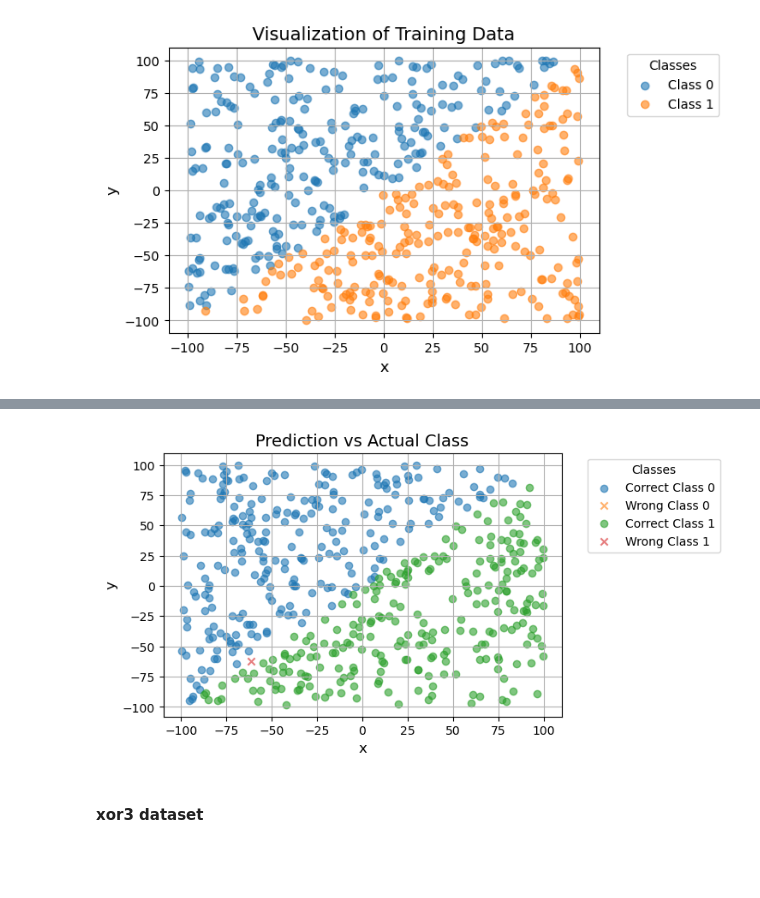
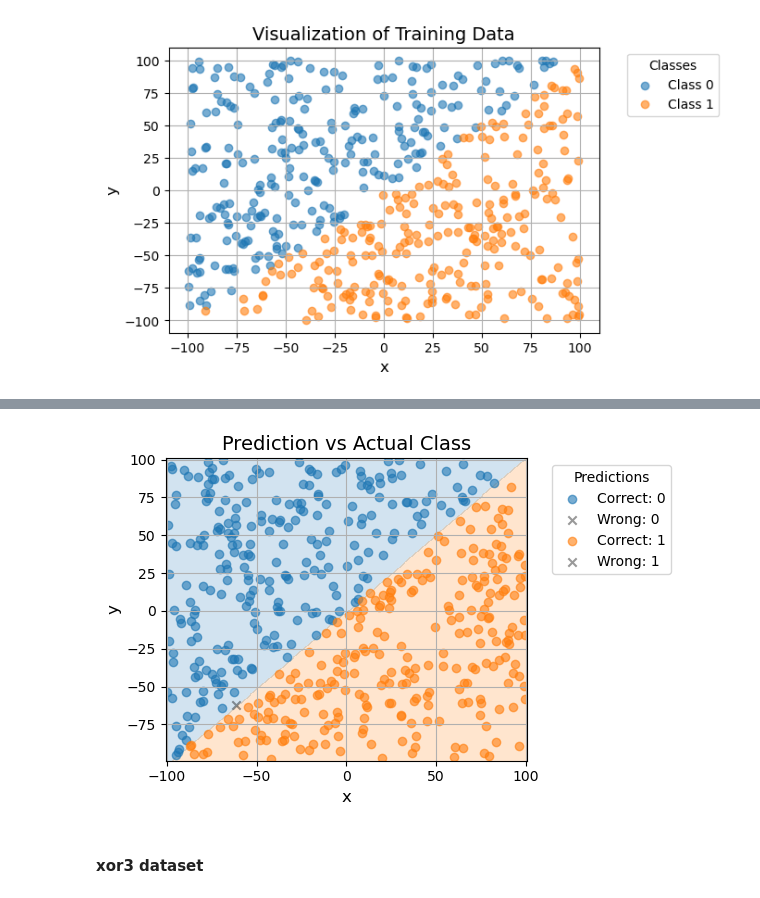
Before and after one commit to sienkozuzanna/miowad, a Jupyter notebook: NeuralNetworks/nn4.ipynb, the cells around one changed output, grey strips where cells are left out. Saved outputs shown, nothing was run; the diff lists cells and outputs as text; code cells hidden in the pictures; blank space fills up the shorter version.

```diff
--- a/NeuralNetworks/nn4.ipynb
+++ b/NeuralNetworks/nn4.ipynb
@@ -171,7 +128,7 @@ Training Time per Activation Function
 easy_training_path='data/easy-training.csv'
 easy_test_path='data/easy-test.csv'
 
-X_train_easy, Y_train_easy, X_test_easy, Y_test_easy, num_classes =load_data(easy_training_path, easy_test_path, encoding=True)
+X_train_easy, Y_train_easy, X_test_easy, Y_test_easy, num_classes =load_data_classification(easy_training_path, easy_test_path, encoding=True)
 X_train_easy[:4], Y_train_easy[:4]
 # %% [output]
 (array([[-72.82946124, -40.2393911 ],
@@ -207,8 +164,8 @@ F-score on test set: 0.998
 # %%
 Y_pred=nn_easy.predict(X_test_easy)
-visualize_predictions(X_test_easy, Y_test_easy, Y_pred, num_classes)
+visualize_predictions_classification(nn_easy,X_test_easy, Y_test_easy, Y_pred, num_classes)
 # %% [output]
-[figure, old version]
+[figure, new version]
 # %% [markdown]
 #### xor3 dataset
 # %%
```
Also changed, not shown: parts of 23 cells of this notebook.
